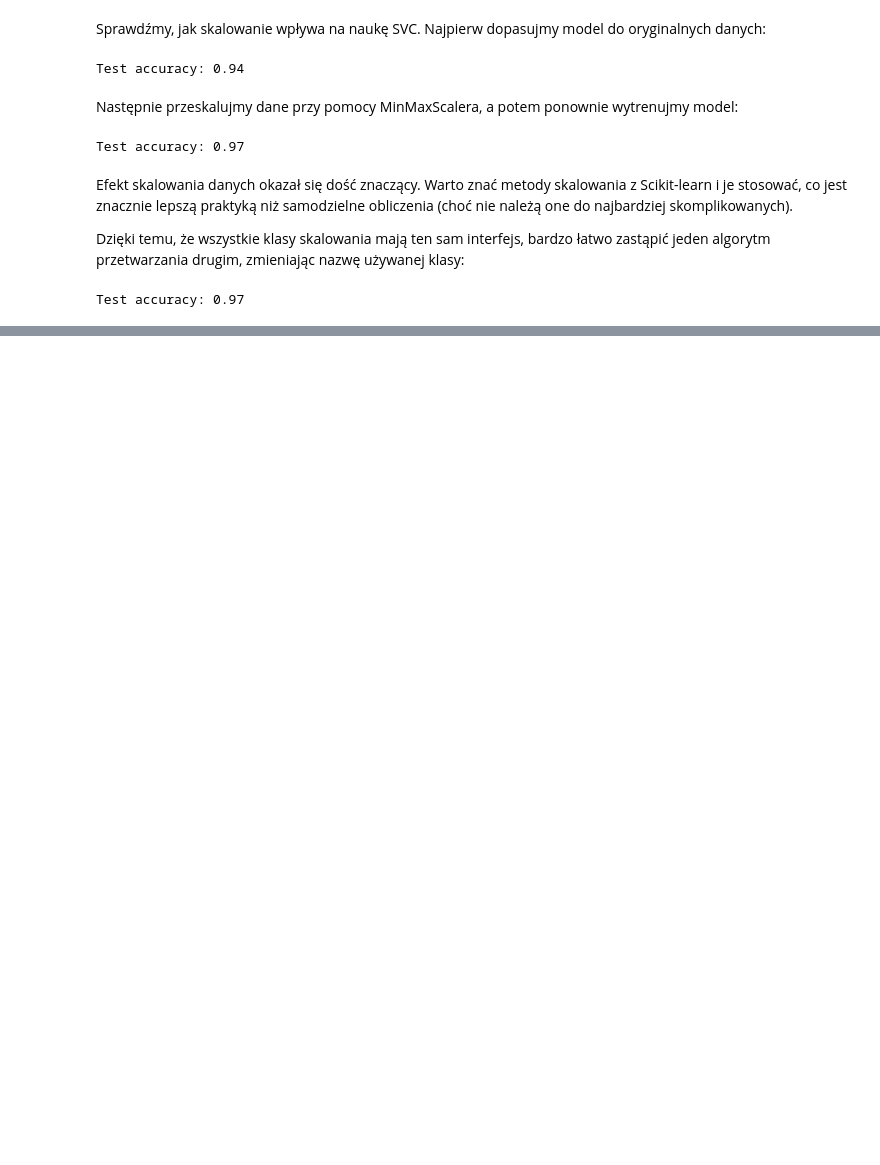
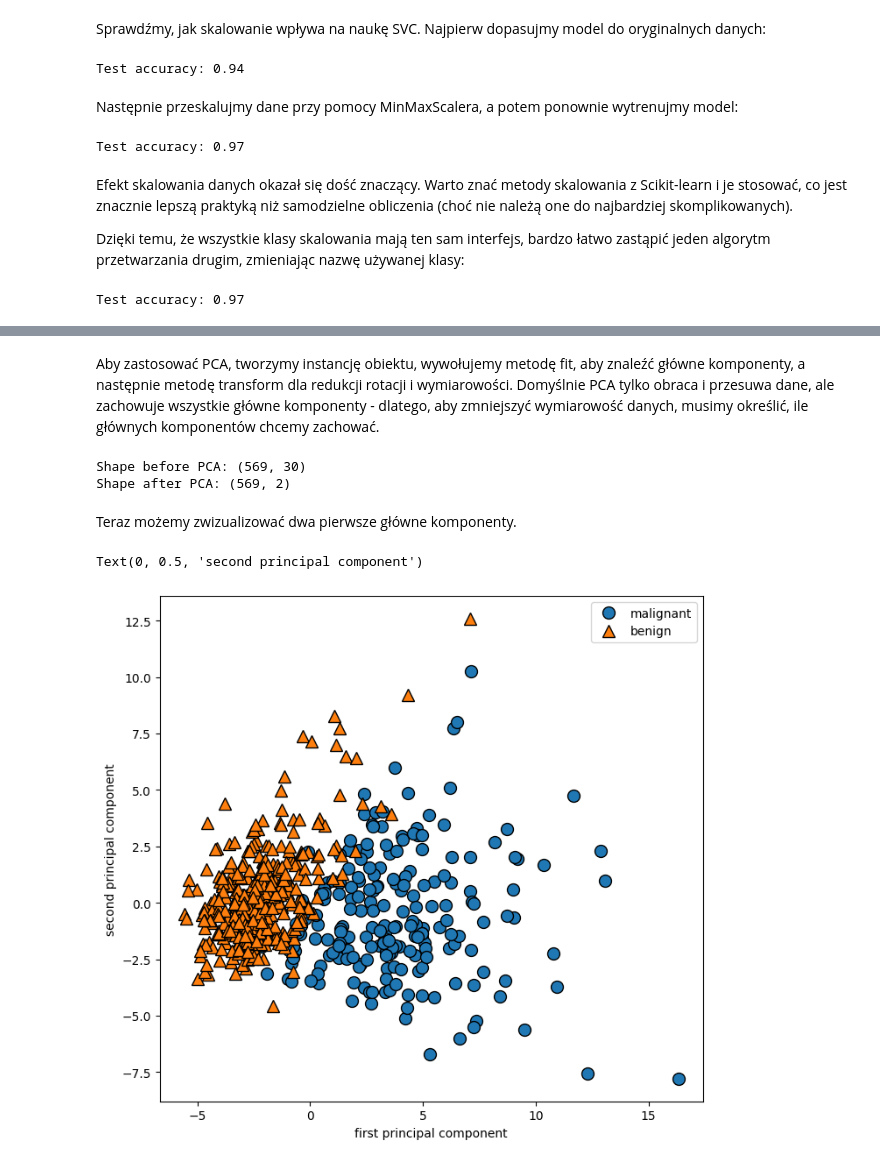
Before and after one commit to jakubtwalczak/Muller_Guido_Introduction_to_ML, a Jupyter notebook: Rozdział_3_Uczenie_nienadzorowane.ipynb, the cells around one changed output, grey strips where cells are left out. Drawn from its saved outputs; the diff is of its cells as text; code cells hidden in the pictures; blank space fills up the shorter version.

```diff
--- a/Rozdział_3_Uczenie_nienadzorowane.ipynb
+++ b/Rozdział_3_Uczenie_nienadzorowane.ipynb
@@ -172,0 +213,28 @@ Test accuracy: 0.97
+# %%
+cancer = load_breast_cancer()
+scaler = StandardScaler()
+X_scaled = scaler.fit_transform(cancer.data)
+# %% [markdown]
+Aby zastosować PCA, tworzymy instancję obiektu, wywołujemy metodę fit, aby znaleźć główne komponenty, a następnie metodę transform dla redukcji rotacji i wymiarowości. Domyślnie PCA tylko obraca i przesuwa dane, ale zachowuje wszystkie główne komponenty - dlatego, aby zmniejszyć wymiarowość danych, musimy określić, ile głównych komponentów chcemy zachować.
+# %%
+from sklearn.decomposition import PCA
+pca = PCA(n_components=2)
+pca.fit(X_scaled)
+X_pca = pca.transform(X_scaled)
+print(f"Shape before PCA: {X_scaled.shape}")
+print(f"Shape after PCA: {X_pca.shape}")
+# %% [output]
+Shape before PCA: (569, 30)
+Shape after PCA: (569, 2)
+# %% [markdown]
+Teraz możemy zwizualizować dwa pierwsze główne komponenty.
+# %%
+plt.figure(figsize=(8, 8))
+mglearn.discrete_scatter(X_pca[:, 0], X_pca[:, 1], cancer.target)
+plt.legend(["malignant", "benign"], loc="best")
+plt.gca().set_aspect("equal")
+plt.xlabel("first principal component")
+plt.ylabel("second principal component")
+# %% [output]
+Text(0, 0.5, 'second principal component')
+[figure, added]
```
Also changed, not shown: parts of 39 cells of this notebook.
